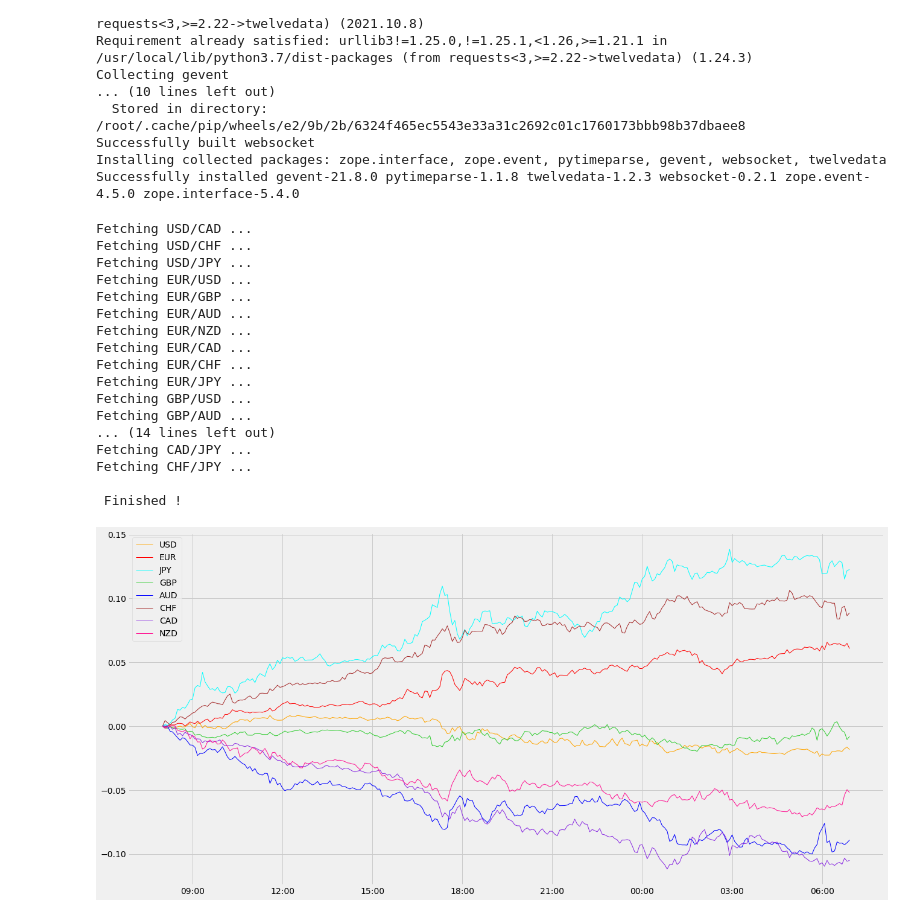
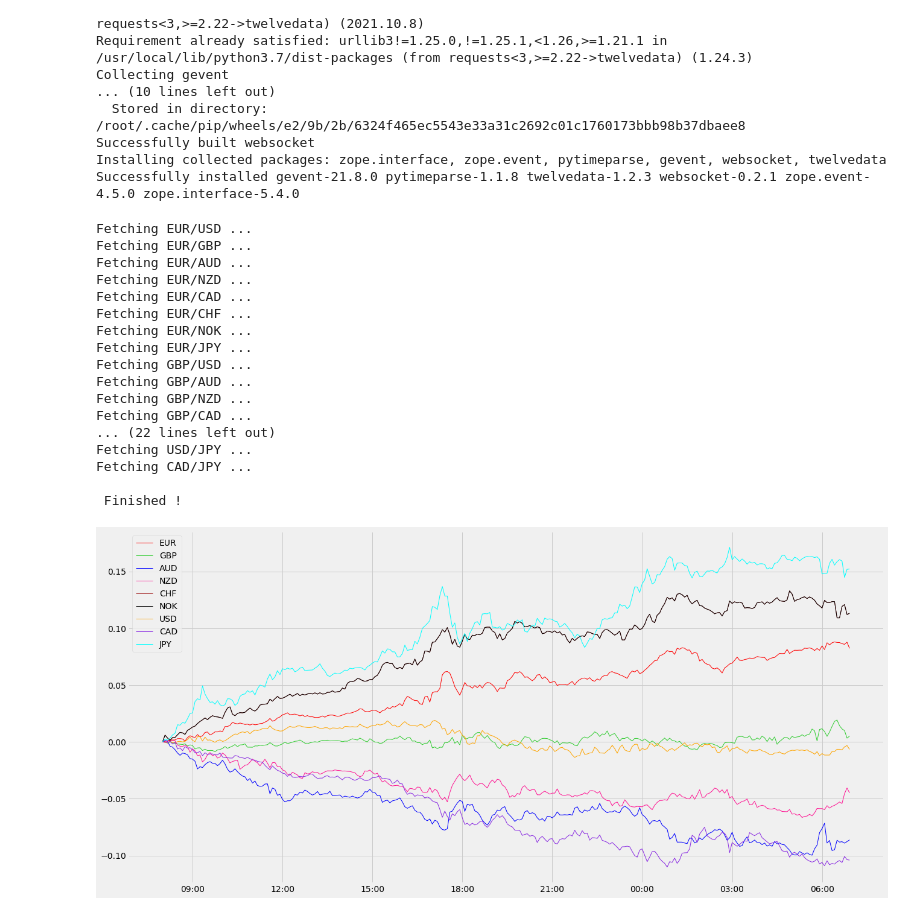
Before and after one commit to yydevelop/study, a Jupyter notebook: fx_chart.ipynb, the cells around one changed output. Drawn from its saved outputs; the diff is of its cells as text; code cells hidden in the pictures.

```diff
--- a/fx_chart.ipynb
+++ b/fx_chart.ipynb
@@ -70,31 +70,32 @@ def calc_logarithmic_change_rates(symbols):
 # %%
 # 通貨ペアを指定
 symbols = [
-    'USD/CAD', 'USD/CHF', 'USD/JPY',
-    'EUR/USD', 'EUR/GBP', 'EUR/AUD', 'EUR/NZD', 'EUR/CAD', 'EUR/CHF', 'EUR/JPY',
-    'GBP/USD', 'GBP/AUD', 'GBP/NZD', 'GBP/CAD', 'GBP/CHF', 'GBP/JPY',
-    'AUD/USD', 'AUD/NZD', 'AUD/CAD', 'AUD/CHF', 'AUD/JPY',
-    'NZD/USD', 'NZD/CAD', 'NZD/CHF',  'NZD/JPY',
-    'CAD/CHF', 'CAD/JPY',
-    'CHF/JPY'
+    'EUR/USD', 'EUR/GBP', 'EUR/AUD', 'EUR/NZD', 'EUR/CAD', 'EUR/CHF', 'EUR/NOK', 'EUR/JPY',
+    'GBP/USD', 'GBP/AUD', 'GBP/NZD', 'GBP/CAD', 'GBP/CHF', 'GBP/NOK', 'GBP/JPY',
+    'AUD/USD', 'AUD/NZD', 'AUD/CAD', 'AUD/CHF', 'AUD/NOK', 'AUD/JPY',
+    'NZD/USD', 'NZD/CAD', 'NZD/CHF', 'NZD/NOK', 'NZD/JPY',
+    'CHF/USD', 'CHF/CAD', 'CHF/NOK', 'CHF/JPY',
+    'NOK/USD', 'NOK/CAD', 'NOK/JPY',
+    'USD/CAD', 'USD/JPY',
+    'CAD/JPY',
 ]
 
-usd_cad, usd_chf, usd_jpy, eur_usd, eur_gbp, eur_aud, eur_nzd, eur_cad, eur_chf, eur_jpy, gbp_usd, gbp_aud, gbp_nzd, gbp_cad, gbp_chf, gbp_jpy, aud_usd, aud_nzd, aud_cad, aud_chf, aud_jpy, nzd_usd, nzd_cad, nzd_chf, nzd_jpy, cad_chf, cad_jpy, chf_jpy = calc_logarithmic_change_rates(symbols)
+eur_usd,eur_gbp,eur_aud,eur_nzd,eur_cad,eur_chf,eur_nok,eur_jpy,gbp_usd,gbp_aud,gbp_nzd,gbp_cad,gbp_chf,gbp_nok,gbp_jpy,aud_usd,aud_nzd,aud_cad,aud_chf,aud_nok,aud_jpy,nzd_usd,nzd_cad,nzd_chf,nzd_nok,nzd_jpy,chf_usd,chf_cad,chf_nok,chf_jpy,nok_usd,nok_cad,nok_jpy,usd_cad,usd_jpy,cad_jpy = calc_logarithmic_change_rates(symbols)
 # %% [output]
-Fetching USD/CAD ...
-Fetching USD/CHF ...
-Fetching USD/JPY ...
 Fetching EUR/USD ...
 Fetching EUR/GBP ...
 Fetching EUR/AUD ...
 Fetching EUR/NZD ...
 Fetching EUR/CAD ...
 Fetching EUR/CHF ...
+Fetching EUR/NOK ...
 Fetching EUR/JPY ...
 Fetching GBP/USD ...
 Fetching GBP/AUD ...
-... (14 lines left out)
+Fetching GBP/NZD ...
+Fetching GBP/CAD ...
+... (22 lines left out)
+Fetching USD/JPY ...
 Fetching CAD/JPY ...
-Fetching CHF/JPY ...
 
  Finished !
@@ -111,18 +102,30 @@ nzd = ((eur_nzd * (-1)) + (gbp_nzd * (-1)) + (aud_nzd * (-1)) + nzd_usd + nzd_ca
+# %%
+# 通貨単体の強さを算出
+eur = (eur_usd + eur_gbp + eur_aud + eur_nzd + eur_cad + eur_chf + eur_nok + eur_jpy).fillna(method = "ffill")
+gbp = ((eur_gbp * (-1)) + gbp_usd + gbp_aud + gbp_nzd + gbp_cad + gbp_chf + gbp_nok + gbp_jpy).fillna(method = "ffill")
+aud = ((eur_aud * (-1)) + (gbp_aud * (-1)) + aud_usd + aud_nzd + aud_cad + aud_chf + aud_nok + aud_jpy).fillna(method = "ffill")
+nzd = ((eur_nzd * (-1)) + (gbp_nzd * (-1)) + (aud_nzd * (-1)) + nzd_usd + nzd_cad + nzd_chf + nzd_nok + nzd_jpy).fillna(method = "ffill")
+chf = ((eur_chf * (-1)) + (gbp_chf * (-1)) + (aud_chf * (-1)) + (nzd_chf * (-1)) + chf_usd + chf_cad + chf_nok + chf_jpy).fillna(method = "ffill")
+nok = ((eur_nok * (-1)) + (gbp_nok * (-1)) + (aud_nok * (-1)) + (nzd_nok * (-1)) + (chf_nok * (-1)) + nok_usd + nok_cad + nok_jpy).fillna(method = "ffill")
+usd = ((eur_usd * (-1)) + (gbp_usd * (-1)) + (aud_usd * (-1)) + (nzd_usd * (-1)) + (chf_usd * (-1)) + (nok_usd * (-1)) + usd_cad + usd_jpy).fillna(method = "ffill")
+cad = ((eur_cad * (-1)) + (gbp_cad * (-1)) + (aud_cad * (-1)) + (nzd_cad * (-1)) + (chf_cad * (-1)) + (nok_cad * (-1)) + (usd_cad * (-1)) + cad_jpy).fillna(method = "ffill")
+jpy = ((eur_jpy * (-1)) + (gbp_jpy * (-1)) + (aud_jpy * (-1)) + (nzd_jpy * (-1)) + (chf_jpy * (-1)) + (nok_jpy * (-1)) + (usd_jpy * (-1)) + (cad_jpy * (-1))).fillna(method = "ffill")
 # %%
 # 通貨の強弱関係を描画
 fig, ax = plt.subplots()
 
-ax.plot(usd.index, usd, label = 'USD', color = 'orange', linewidth = 1)
 ax.plot(eur.index, eur, label = 'EUR', color = 'red', linewidth = 1)
-ax.plot(jpy.index, jpy, label = 'JPY', color = 'aqua', linewidth = 1)
 ax.plot(gbp.index, gbp, label = 'GBP', color = 'limegreen', linewidth = 1)
 ax.plot(aud.index, aud, label = 'AUD', color = 'blue', linewidth = 1)
+ax.plot(nzd.index, nzd, label = 'NZD', color = 'deeppink', linewidth = 1)
 ax.plot(chf.index, chf, label = 'CHF', color = 'brown', linewidth = 1)
+ax.plot(chf.index, chf, label = 'NOK', color = 'black', linewidth = 1)
+ax.plot(usd.index, usd, label = 'USD', color = 'orange', linewidth = 1)
 ax.plot(cad.index, cad, label = 'CAD', color = 'blueviolet', linewidth = 1)
-ax.plot(nzd.index, nzd, label = 'NZD', color = 'deeppink', linewidth = 1)
+ax.plot(jpy.index, jpy, label = 'JPY', color = 'aqua', linewidth = 1)
 ax.xaxis.set_major_formatter(mdates.DateFormatter('%H:%M'))
 
 ax.legend()
 plt.show()
 # %% [output]
-[figure, old version]
+[figure, new version]
```
Also changed, not shown: parts of 1 cell of this notebook.
